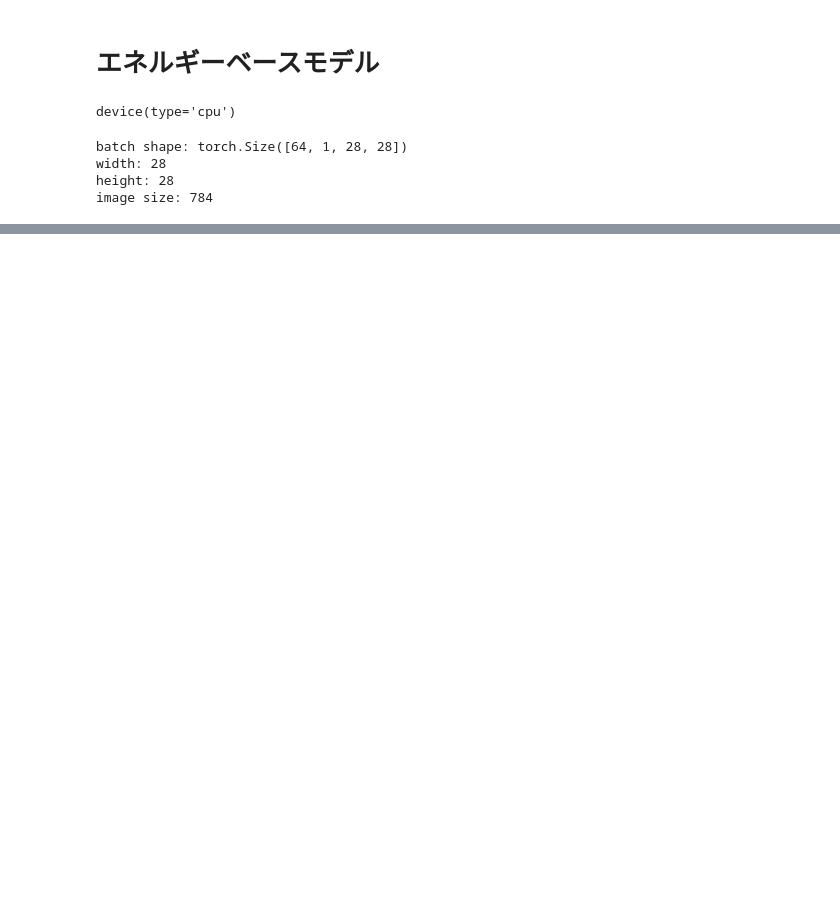
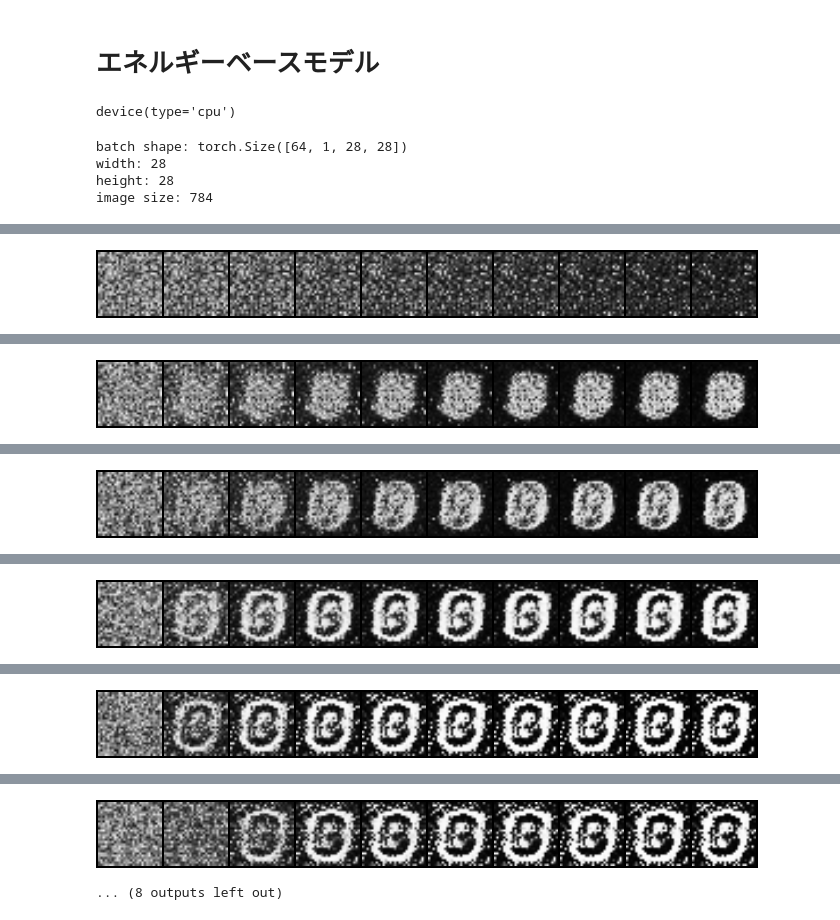
Before and after one commit to misya11p/generative-models, a Jupyter notebook: EBM.ipynb, the cells around one changed output, grey strips where cells are left out. Saved outputs shown, nothing was run; the diff lists cells and outputs as text; code cells hidden in the pictures; blank space fills up the shorter version.

```diff
--- a/EBM.ipynb
+++ b/EBM.ipynb
@@ -77,0 +76,34 @@ device = torch.device('cuda' if torch.cuda.is_available() else 'cpu')
+# %%
+def generate(model, n_images=batch_size, n_iter=100, step_size=1., clamp=None, noize_std=0.1):
+    z = torch.randn(n_images, 1, h, w, device=device, requires_grad=True)
+    history = []
+    for _ in range(n_iter):
+        img = F.sigmoid(z)
+        history.append(img.view(-1, 1, h, w).cpu().clone())
+        energy = model(img).mean()
+        energy.backward()
+        grad = z.grad.clamp(-clamp, clamp) if clamp else z.grad
+        z = z + step_size * grad
+        z = z + torch.randn_like(z) * noize_std
+        z = z.detach().requires_grad_()
+    return img.detach(), torch.stack(history).transpose(0, 1)
+# %%
+def train(model, optim, n_epochs, alpha=0.1, n_draw_images=1, **gen_kwargs):
+    model.train()
+    for n in range(n_epochs):
+        losses = []
+        for (x_real, _) in tqdm(dataloader, desc=f'{n+1}epoch'):
+            optim.zero_grad()
+            x_real = x_real.to(device)
+            x_fake, _ = generate(model, **gen_kwargs)
+
+            out_real = model(x_real)
+            out_fake = model(x_fake)
+            loss_cd = out_fake.mean() - out_real.mean()
+            loss_reg = alpha * (out_fake**2 + out_real**2).mean()
+            loss = loss_cd + loss_reg
+            loss.backward()
+            losses.append(loss.item())
+            optim.step()
+        print(f"loss: {sum(losses)/len(losses)}")
+        draw_hist(model, n_draw_images, **gen_kwargs)
@@ -77,0 +116,4 @@ device = torch.device('cuda' if torch.cuda.is_available() else 'cpu')
+# %%
+gen_kwargs = {'n_iter': 50, 'step_size': 0.5}
+train(model, optimizer, 10, **gen_kwargs)
+# %% [output]
@@ -77,0 +121 @@ device = torch.device('cuda' if torch.cuda.is_available() else 'cpu')
+[figure, added]
@@ -77,0 +123 @@ device = torch.device('cuda' if torch.cuda.is_available() else 'cpu')
+[figure, added]
@@ -77,0 +125 @@ device = torch.device('cuda' if torch.cuda.is_available() else 'cpu')
+[figure, added]
@@ -77,0 +127 @@ device = torch.device('cuda' if torch.cuda.is_available() else 'cpu')
+[figure, added]
@@ -77,0 +129 @@ device = torch.device('cuda' if torch.cuda.is_available() else 'cpu')
+[figure, added]
@@ -77,0 +131,2 @@ device = torch.device('cuda' if torch.cuda.is_available() else 'cpu')
+[figure, added]
+... (8 outputs left out)
```
Also changed, not shown: parts of 19 cells of this notebook.
